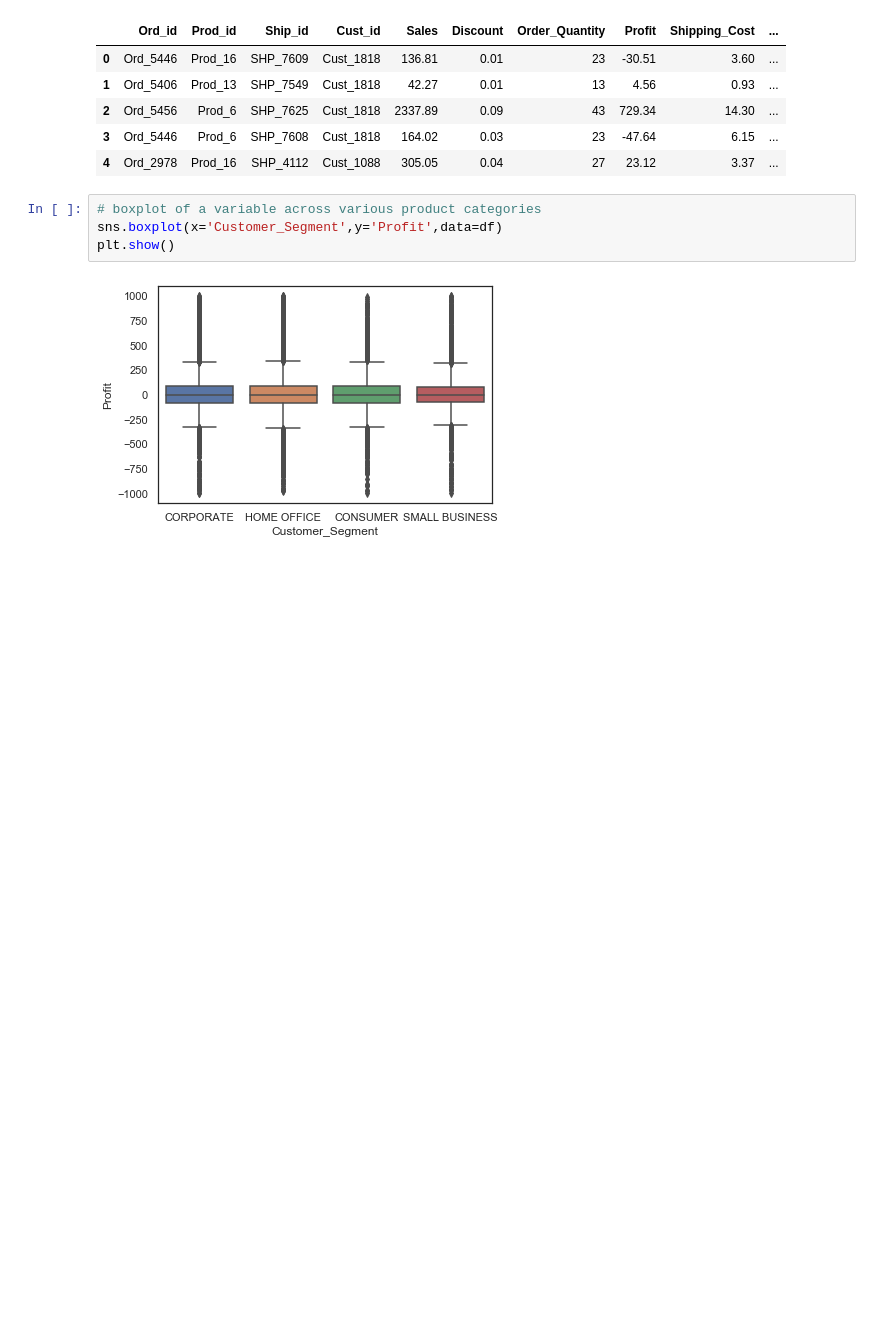
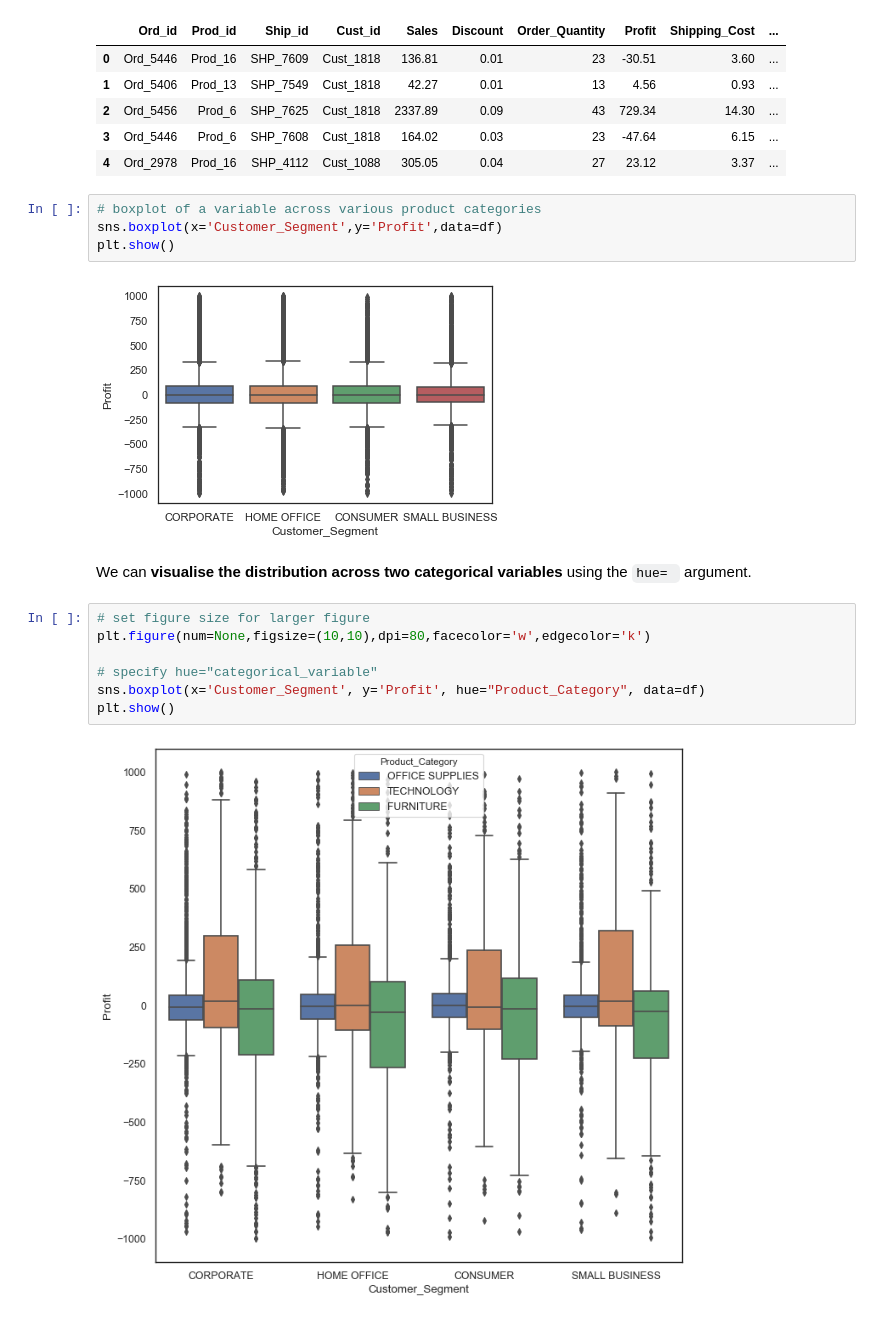
Before and after one commit to R-aryan/Machine_Learning_Crash_Course, a Jupyter notebook: Data Visualization/Plotting_Categorical_Data.ipynb, the cells around one changed output. Cells and saved outputs as stored; diff of their text form; blank space fills up the shorter version.

````diff
--- a/Data Visualization/Plotting_Categorical_Data.ipynb
+++ b/Data Visualization/Plotting_Categorical_Data.ipynb
@@ -118,3 +118,14 @@ sns.boxplot(x='Customer_Segment',y='Profit',data=df)
 plt.show()
 # %% [output]
 [figure]
+# %% [markdown]
+We can **visualise the distribution across two categorical variables** using the ```hue= ``` argument.
+# %%
+# set figure size for larger figure
+plt.figure(num=None,figsize=(10,10),dpi=80,facecolor='w',edgecolor='k')
+
+# specify hue="categorical_variable"
+sns.boxplot(x='Customer_Segment', y='Profit', hue="Product_Category", data=df)
+plt.show()
+# %% [output]
+[figure, added]
````
Also changed, not shown: parts of 2 cells of this notebook.
